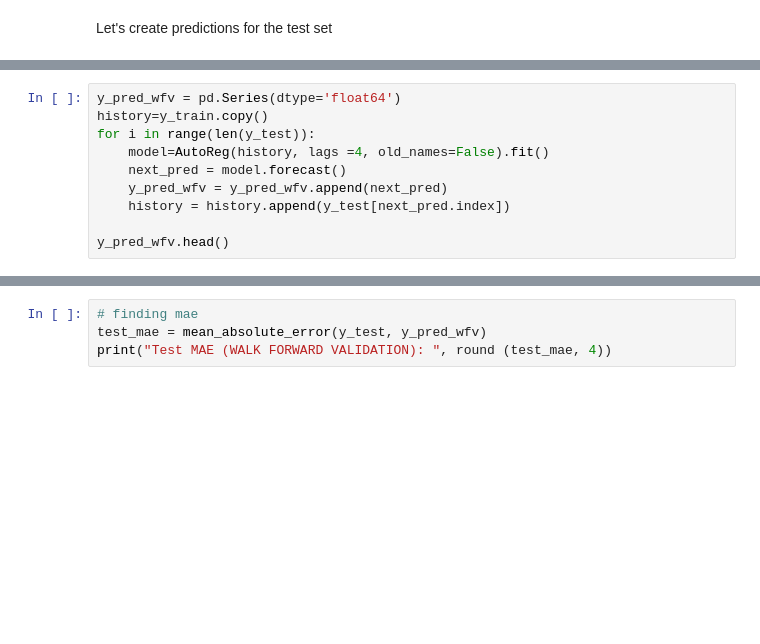
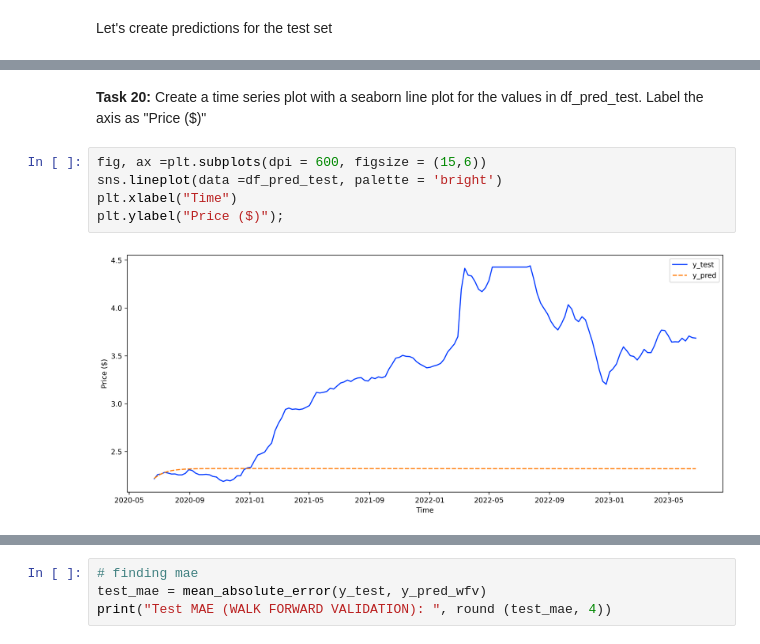
Before and after one commit to MKPasha/Autoregressive-Models-Prediction-for-Gasoline-Price, a Jupyter notebook: Weekly Gasoline Price Prediction.ipynb, the cells around one changed output, grey strips where cells are left out. Drawn from its saved outputs; the diff is of its cells as text; blank space fills up the shorter version.

```diff
--- a/Weekly Gasoline Price Prediction.ipynb
+++ b/Weekly Gasoline Price Prediction.ipynb
@@ -342,10 +295,0 @@ warnings.simplefilter(action='ignore', category=UserWarning)
-# %%
-y_pred_wfv = pd.Series(dtype='float64')
-history=y_train.copy()
-for i in range(len(y_test)):
-    model=AutoReg(history, lags =4, old_names=False).fit()
-    next_pred = model.forecast()
-    y_pred_wfv = y_pred_wfv.append(next_pred)
-    history = history.append(y_test[next_pred.index])
-
-y_pred_wfv.head()
@@ -364,0 +322,9 @@ True
+# %% [markdown]
+**Task 20:** Create a time series plot with a seaborn line plot for the values in df_pred_test. Label the axis as "Price ($)"
+# %%
+fig, ax =plt.subplots(dpi = 600, figsize = (15,6))
+sns.lineplot(data =df_pred_test, palette = 'bright')
+plt.xlabel("Time")
+plt.ylabel("Price ($)");
+# %% [output]
+[figure, added]
```
Also changed, not shown: parts of 77 cells of this notebook, 1 other file.
